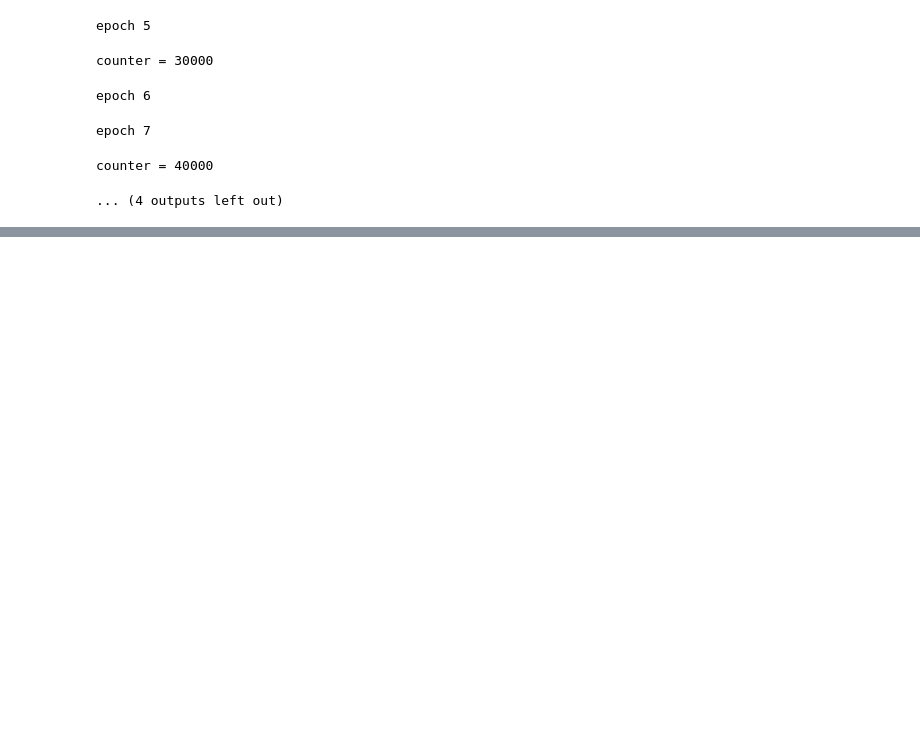
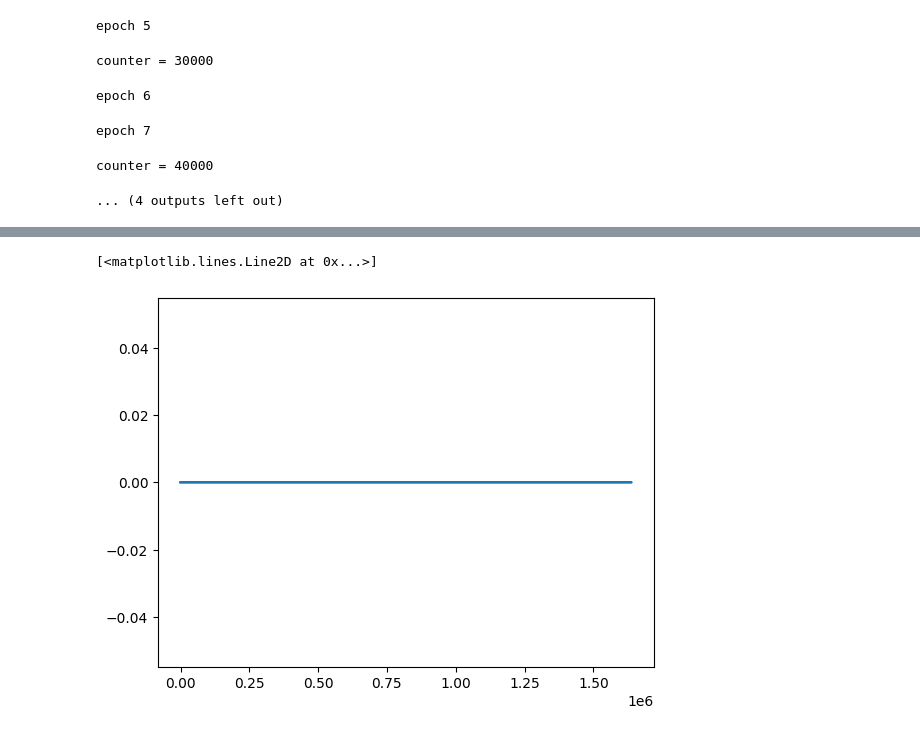
Before and after one commit to heesup/ECS273-Winter2023-Project, a Jupyter notebook: server/failure_detection/train.ipynb, the cells around one changed output, grey strips where cells are left out. Drawn from its saved outputs; the diff is of its cells as text; code cells hidden in the pictures; blank space fills up the shorter version.

```diff
--- a/server/failure_detection/train.ipynb
+++ b/server/failure_detection/train.ipynb
@@ -362,0 +380,5 @@ plt.show()
+# %%
+plt.plot(*zip(*testList2))
+# %% [output]
+[<matplotlib.lines.Line2D at 0x...>]
+[figure, added]
```
Also changed, not shown: parts of 13 cells of this notebook, 17 other files.
